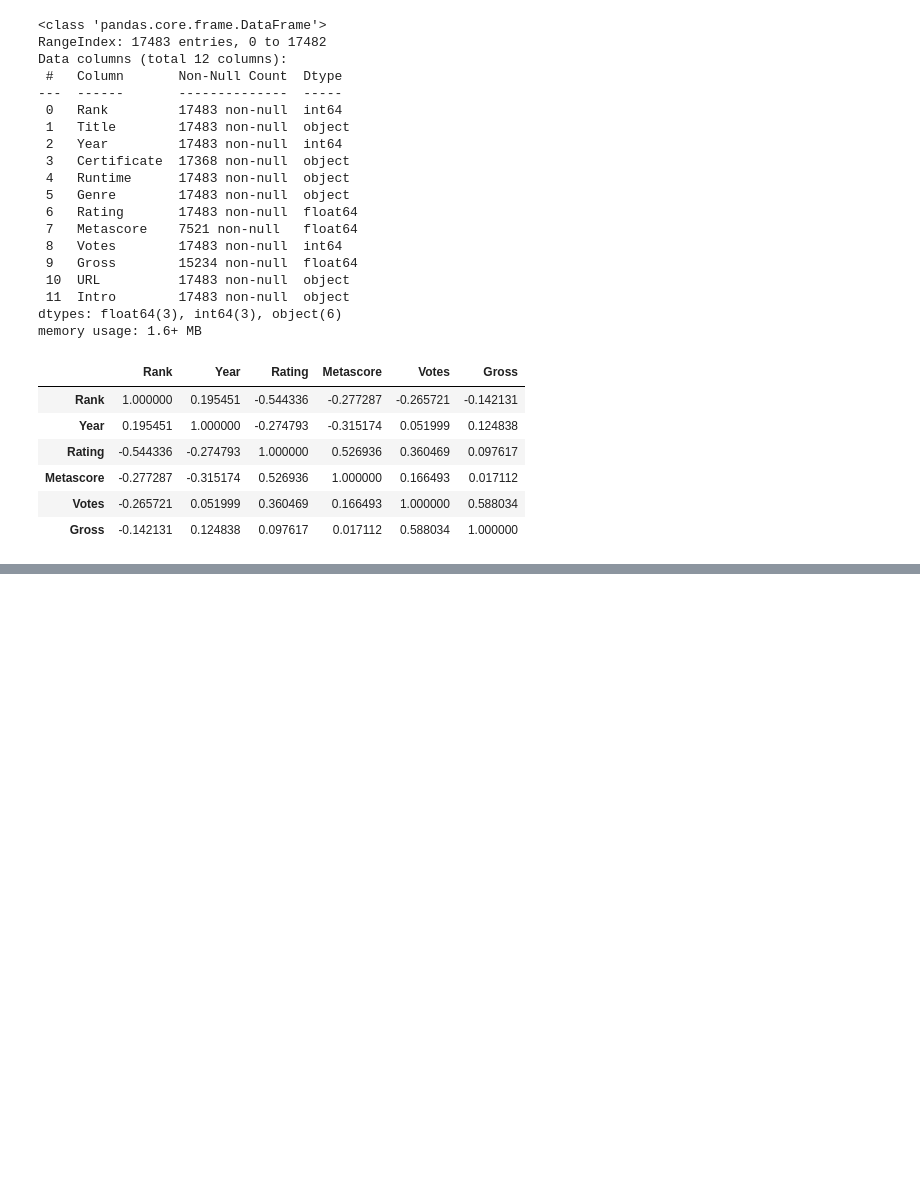
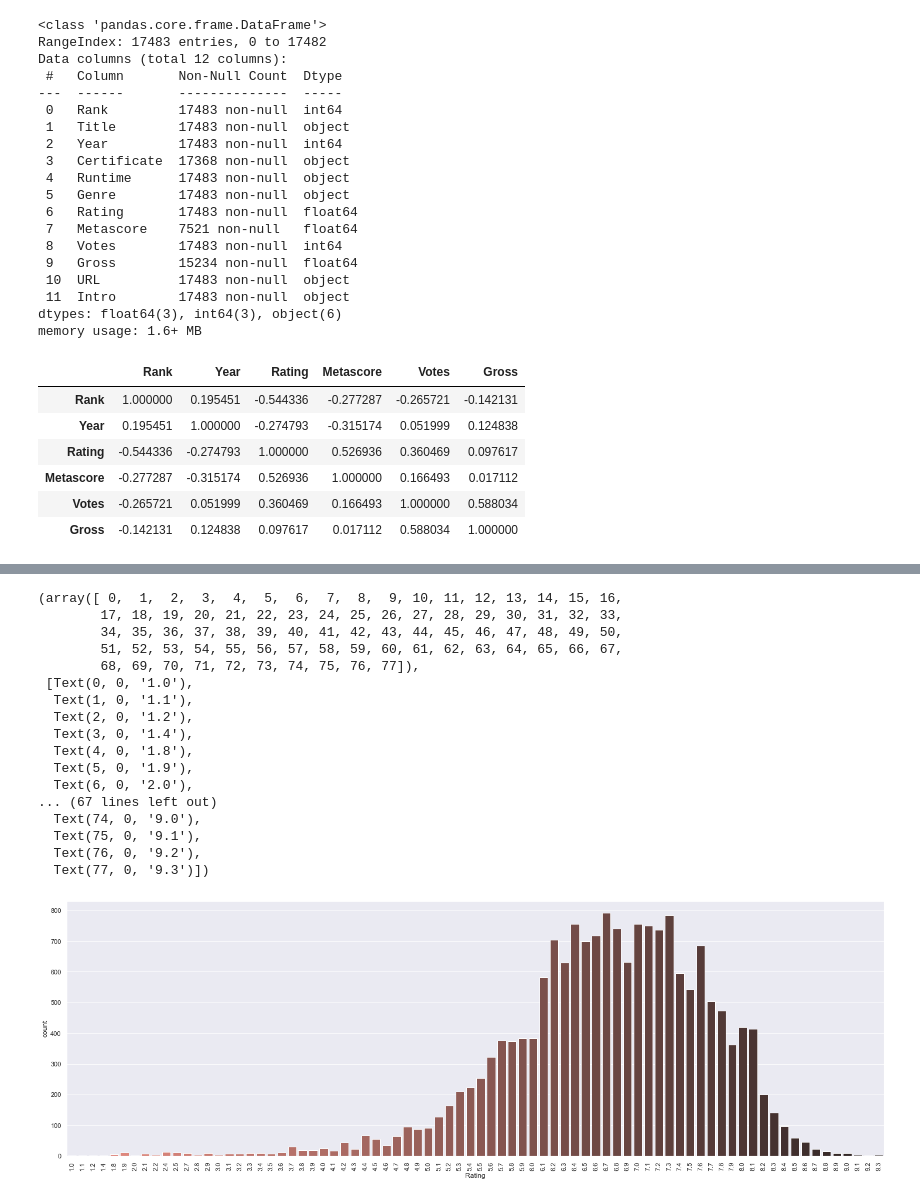
Before and after one commit to amoroma-bb/IMDb-Scrap-EDA, a Jupyter notebook: IMDb-Data Analysis.ipynb, the cells around one changed output, grey strips where cells are left out. Drawn from its saved outputs; the diff is of its cells as text; code cells hidden in the pictures; blank space fills up the shorter version.

```diff
--- a/IMDb-Data Analysis.ipynb
+++ b/IMDb-Data Analysis.ipynb
@@ -76,0 +163,24 @@ array([[<AxesSubplot:title={'center':'Rank'}>,
+# %%
+# countplot rating
+plt.figure(figsize = (25,8))
+ax = sns.countplot(x='Rating', data= data, palette='dark:salmon_r')
+plt.xticks(rotation= 90)
+# %% [output]
+(array([ 0,  1,  2,  3,  4,  5,  6,  7,  8,  9, 10, 11, 12, 13, 14, 15, 16,
+        17, 18, 19, 20, 21, 22, 23, 24, 25, 26, 27, 28, 29, 30, 31, 32, 33,
+        34, 35, 36, 37, 38, 39, 40, 41, 42, 43, 44, 45, 46, 47, 48, 49, 50,
+        51, 52, 53, 54, 55, 56, 57, 58, 59, 60, 61, 62, 63, 64, 65, 66, 67,
+        68, 69, 70, 71, 72, 73, 74, 75, 76, 77]),
+ [Text(0, 0, '1.0'),
+  Text(1, 0, '1.1'),
+  Text(2, 0, '1.2'),
+  Text(3, 0, '1.4'),
+  Text(4, 0, '1.8'),
+  Text(5, 0, '1.9'),
+  Text(6, 0, '2.0'),
+... (67 lines left out)
+  Text(74, 0, '9.0'),
+  Text(75, 0, '9.1'),
+  Text(76, 0, '9.2'),
+  Text(77, 0, '9.3')])
+[figure, added]
```
Also changed, not shown: parts of 18 cells of this notebook.
